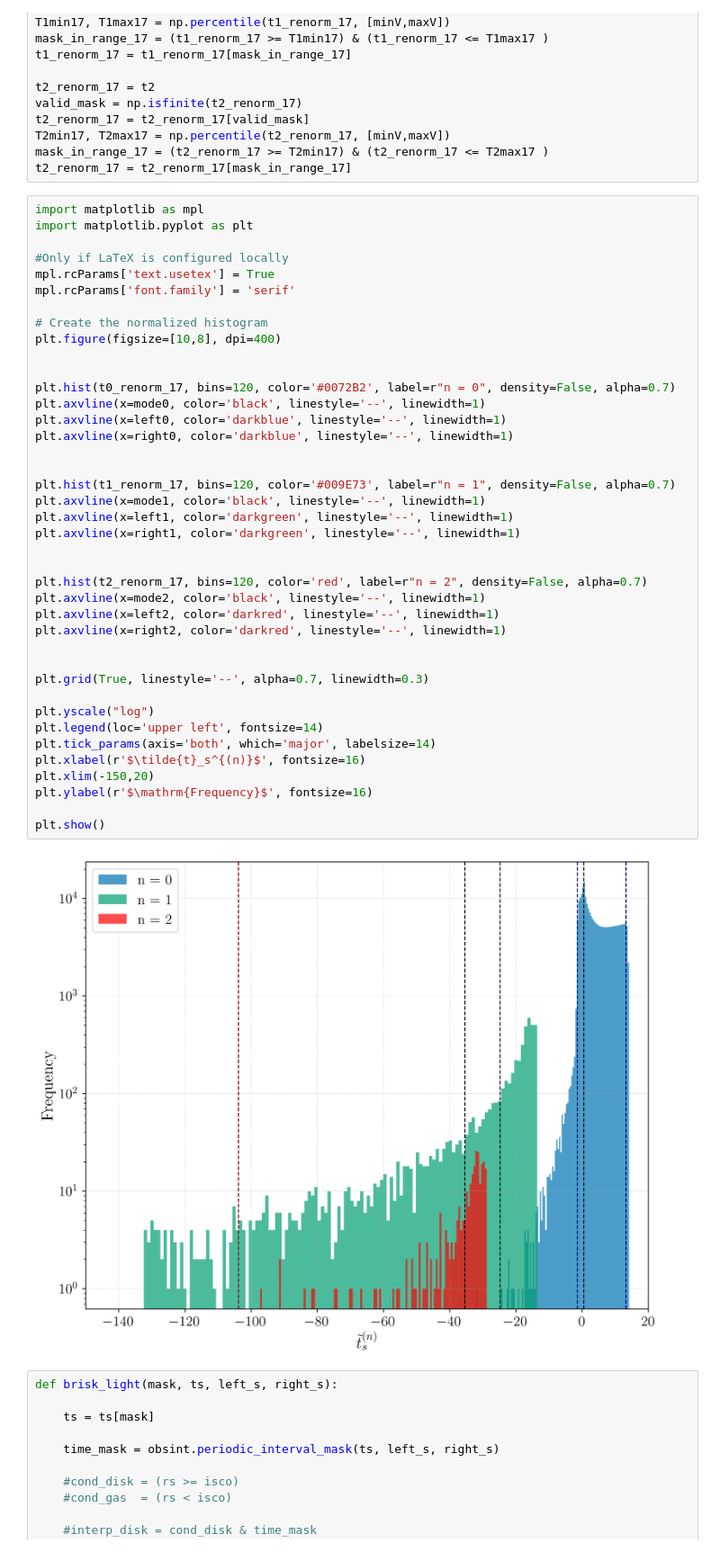
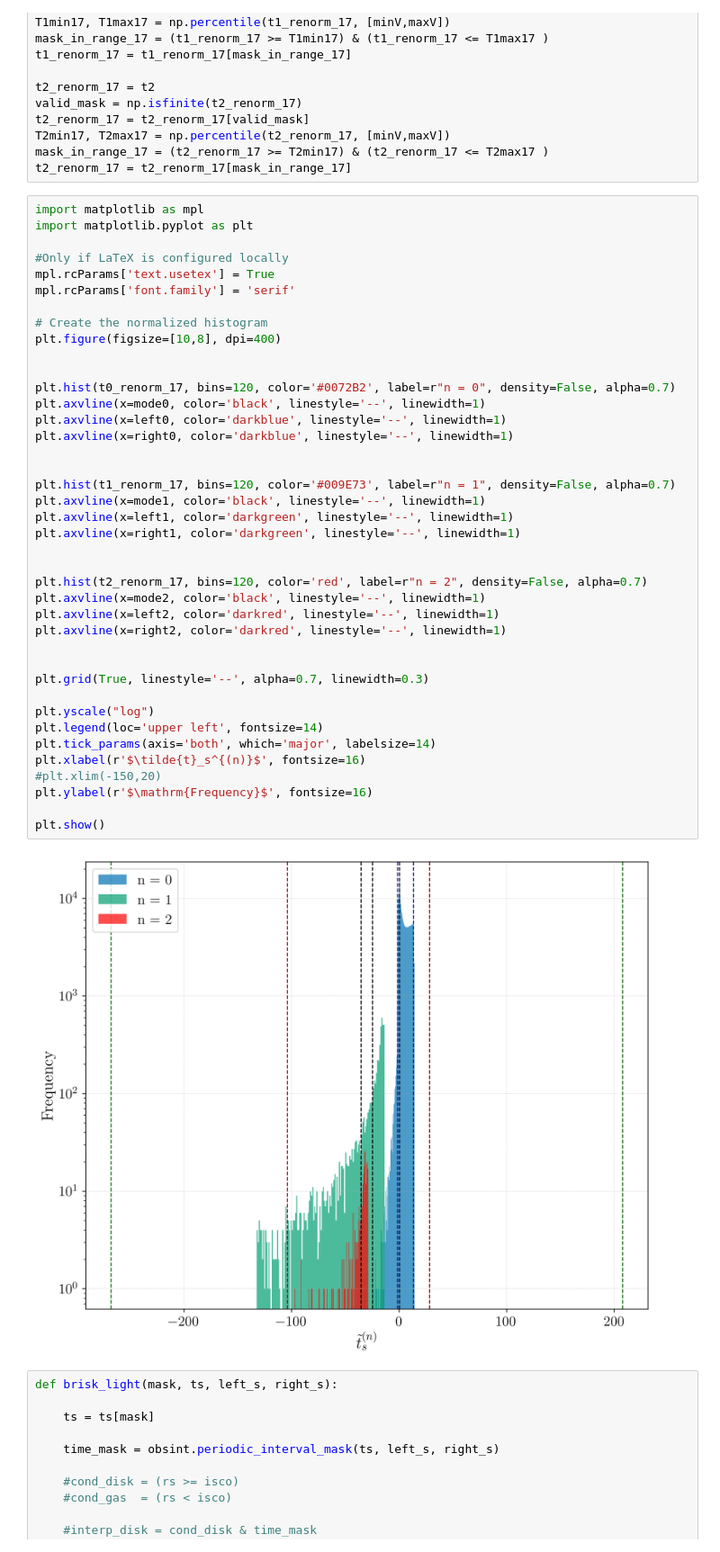
Before and after one commit to drojaspater/VariabilityOfBlackHoleLightCurves, a Jupyter notebook: BriskPrube.ipynb, the cells around one changed output. Shown at 90% size. Saved outputs shown, nothing was run; the diff lists cells and outputs as text.

```diff
--- a/BriskPrube.ipynb
+++ b/BriskPrube.ipynb
@@ -248,35 +246,35 @@ plt.figure(figsize=[10,8], dpi=400)
 
 
 plt.hist(t0_renorm_17, bins=120, color='#0072B2', label=r"n = 0", density=False, alpha=0.7)
 plt.axvline(x=mode0, color='black', linestyle='--', linewidth=1)
 plt.axvline(x=left0, color='darkblue', linestyle='--', linewidth=1)
 plt.axvline(x=right0, color='darkblue', linestyle='--', linewidth=1)
 
 
 plt.hist(t1_renorm_17, bins=120, color='#009E73', label=r"n = 1", density=False, alpha=0.7)
 plt.axvline(x=mode1, color='black', linestyle='--', linewidth=1)
 plt.axvline(x=left1, color='darkgreen', linestyle='--', linewidth=1)
 plt.axvline(x=right1, color='darkgreen', linestyle='--', linewidth=1)
 
 
 plt.hist(t2_renorm_17, bins=120, color='red', label=r"n = 2", density=False, alpha=0.7)
 plt.axvline(x=mode2, color='black', linestyle='--', linewidth=1)
 plt.axvline(x=left2, color='darkred', linestyle='--', linewidth=1)
 plt.axvline(x=right2, color='darkred', linestyle='--', linewidth=1)
 
 
 plt.grid(True, linestyle='--', alpha=0.7, linewidth=0.3)
 
 plt.yscale("log")
 plt.legend(loc='upper left', fontsize=14)
 plt.tick_params(axis='both', which='major', labelsize=14)
 plt.xlabel(r'$\tilde{t}_s^{(n)}$', fontsize=16)
-plt.xlim(-150,20)
+#plt.xlim(-150,20)
 plt.ylabel(r'$\mathrm{Frequency}$', fontsize=16)
 
 plt.show()
 # %% [output]
-[figure, old version]
+[figure, new version]
 # %%
 def brisk_light(mask, ts, left_s, right_s):
 
```
Also changed, not shown: parts of 1 cell of this notebook, 2 other files.
